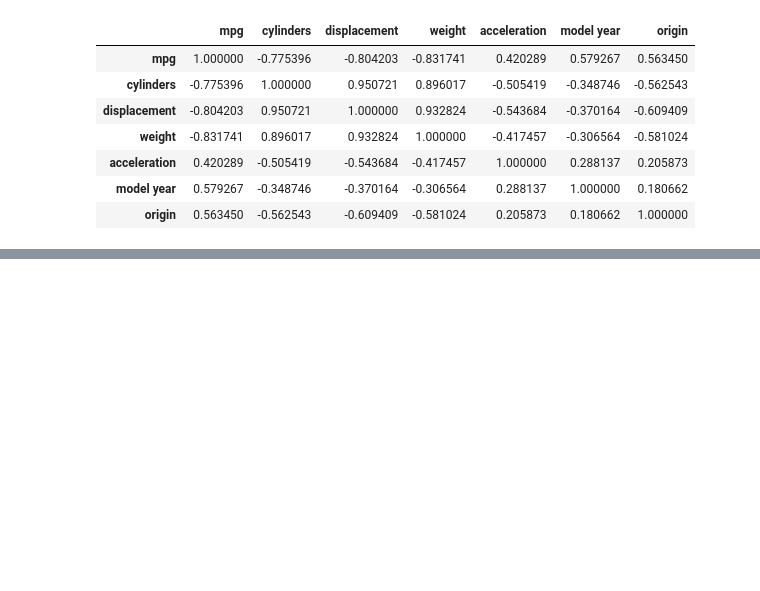
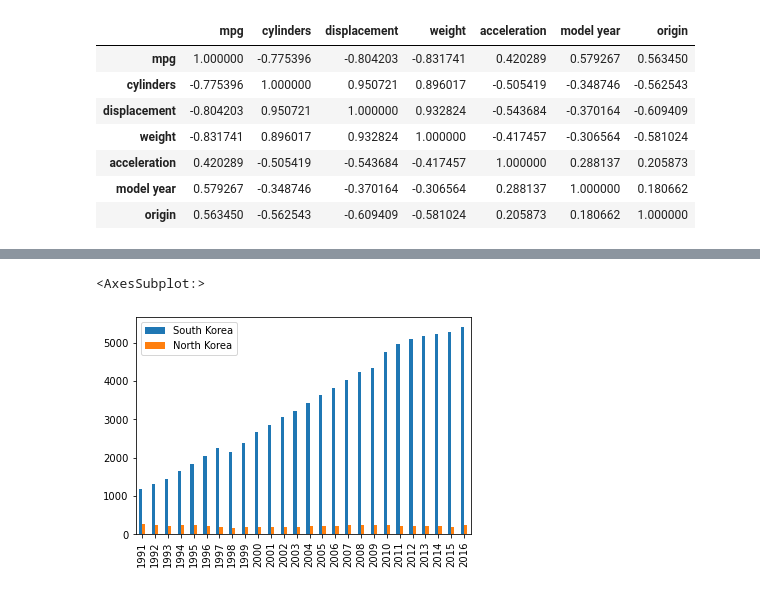
Before and after one commit to KIMBEOBWOO/python-pandas, a Jupyter notebook: example/part3/datasets.ipynb, the cells around one changed output, grey strips where cells are left out. Saved outputs shown, nothing was run; the diff lists cells and outputs as text; code cells hidden in the pictures; blank space fills up the shorter version.

```diff
--- a/example/part3/datasets.ipynb
+++ b/example/part3/datasets.ipynb
@@ -280,0 +347,6 @@ df.corr().head(10)
+# %%
+# 막대 그래프
+tdf_ns.plot(kind='bar')
+# %% [output]
+<AxesSubplot:>
+[figure, added]
```
Also changed, not shown: parts of 19 cells of this notebook, 18 other files.
